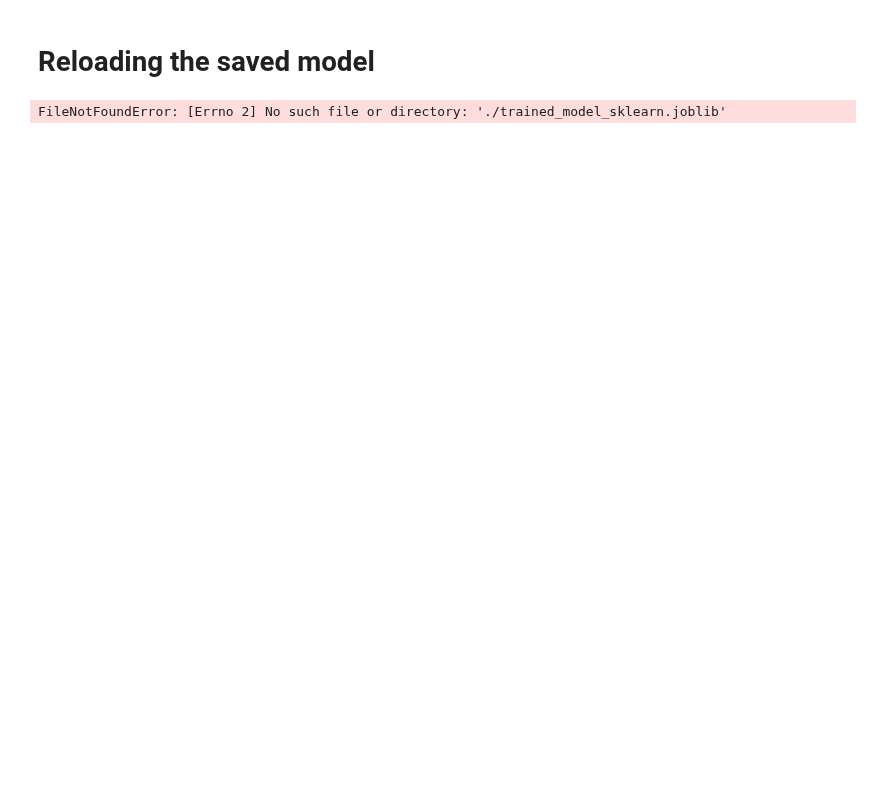
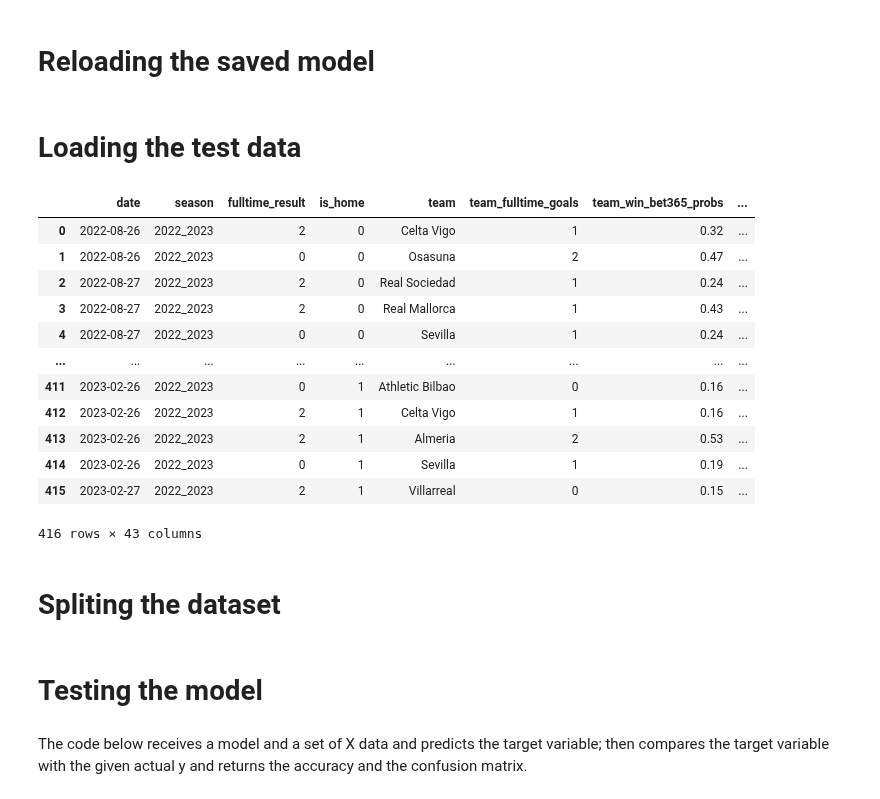
Before and after one commit to babakmahmoudian/la_liga, a Jupyter notebook: 03_test.ipynb, the cells around one changed output. Saved outputs shown, nothing was run; the diff lists cells and outputs as text; code cells hidden in the pictures; blank space fills up the shorter version.

```diff
--- a/03_test.ipynb
+++ b/03_test.ipynb
@@ -7,6 +7,28 @@ import numpy as np
 import joblib
 
 # For prediction using a SK-Learn model load 'trained_model_sklearn.joblib'
-pipeline = joblib.load("./trained_models/")
+pipeline = joblib.load("./trained_models/model_panel_data.joblib")
-# %% [output]
-FileNotFoundError: [Errno 2] No such file or directory: './trained_model_sklearn.joblib'
+# %% [markdown]
+# Loading the test data
+# %%
+import pandas as pd
+
+df = pd.read_csv("./dataset/04_test.csv")
+
+df
+# %% [output]
+|  | date | season | fulltime_result | is_home | team | team_fulltime_goals | team_win_bet365_probs | ... |
+| 0 | 2022-08-26 | 2022_2023 | 2 | 0 | Celta Vigo | 1 | 0.32 | ... |
+| 1 | 2022-08-26 | 2022_2023 | 0 | 0 | Osasuna | 2 | 0.47 | ... |
+| 2 | 2022-08-27 | 2022_2023 | 2 | 0 | Real Sociedad | 1 | 0.24 | ... |
+| 3 | 2022-08-27 | 2022_2023 | 2 | 0 | Real Mallorca | 1 | 0.43 | ... |
+| 4 | 2022-08-27 | 2022_2023 | 0 | 0 | Sevilla | 1 | 0.24 | ... |
+| ... | ... | ... | ... | ... | ... | ... | ... | ... |
+| 411 | 2023-02-26 | 2022_2023 | 0 | 1 | Athletic Bilbao | 0 | 0.16 | ... |
+| 412 | 2023-02-26 | 2022_2023 | 2 | 1 | Celta Vigo | 1 | 0.16 | ... |
+| 413 | 2023-02-26 | 2022_2023 | 2 | 1 | Almeria | 2 | 0.53 | ... |
+| 414 | 2023-02-26 | 2022_2023 | 0 | 1 | Sevilla | 1 | 0.19 | ... |
+| 415 | 2023-02-27 | 2022_2023 | 2 | 1 | Villarreal | 0 | 0.15 | ... |
+416 rows × 43 columns
+# %% [markdown]
+# Spliting the dataset
@@ -12,0 +47,4 @@ FileNotFoundError: [Errno 2] No such file or directory: './trained_model_sklearn
+# %% [markdown]
+# Testing the model
+# %% [markdown]
+The code below receives a model and a set of X data and predicts the target variable; then compares the target variable with the given actual y and returns the accuracy and the confusion matrix.
```
Also changed, not shown: parts of 3 cells of this notebook.
